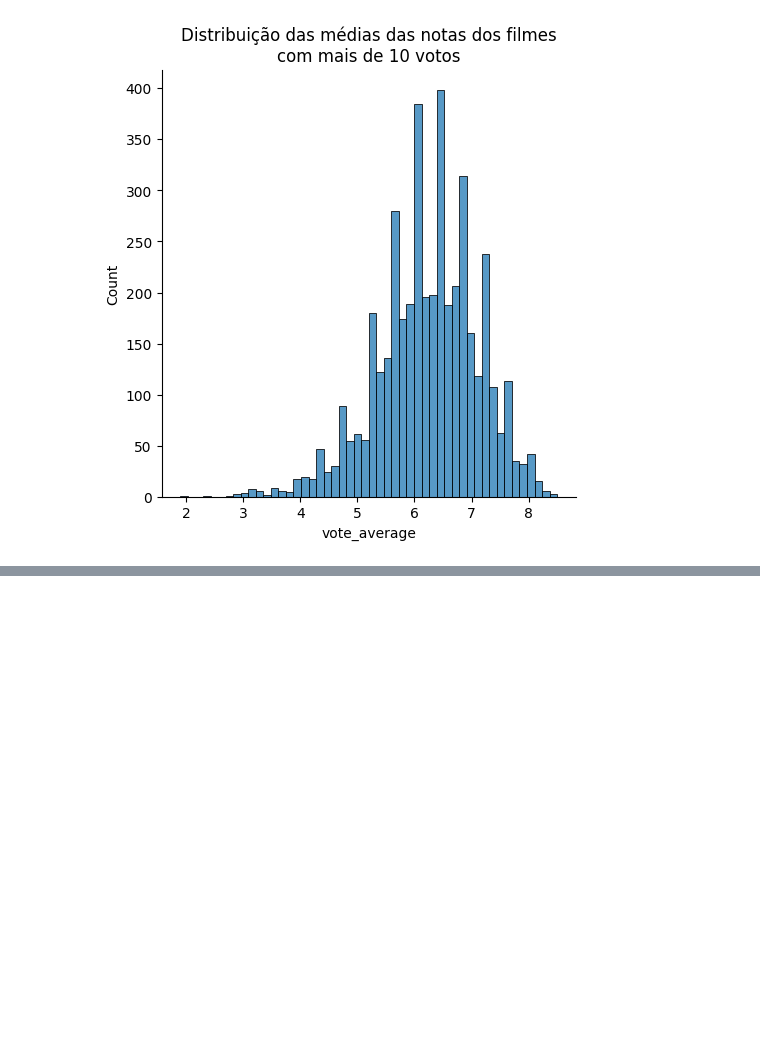
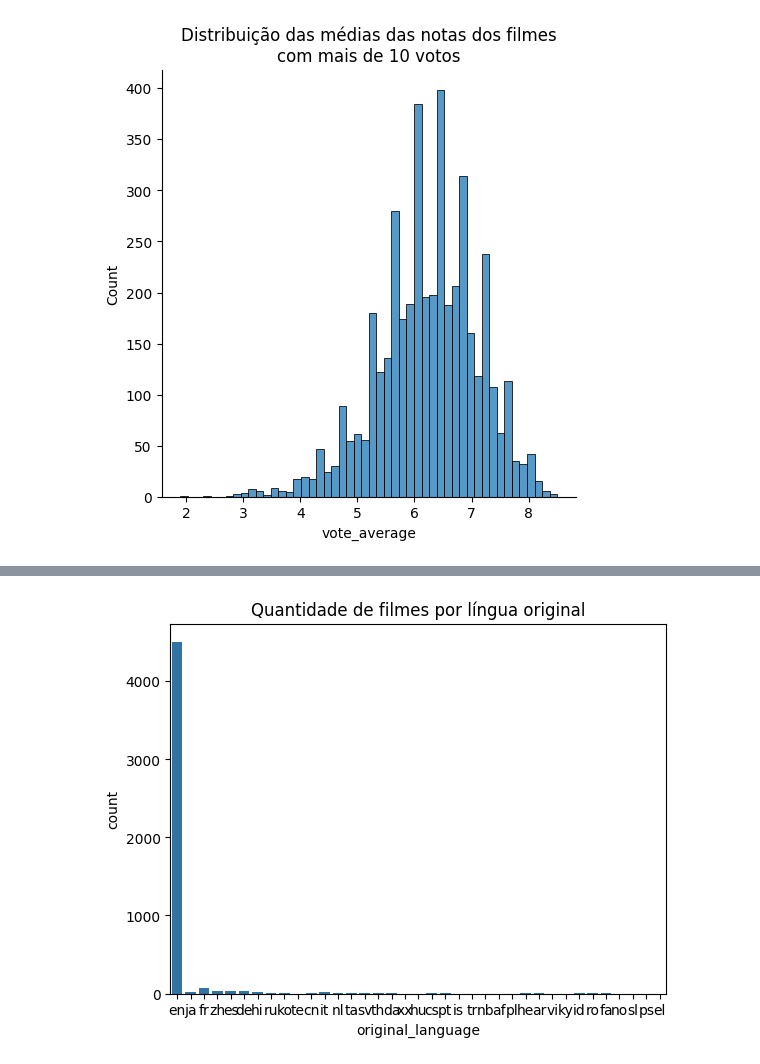
Before and after one commit to IronZiiz/data-science-start, a Jupyter notebook: IMDB_first_steps.ipynb, the cells around one changed output, grey strips where cells are left out. Saved outputs shown, nothing was run; the diff lists cells and outputs as text; code cells hidden in the pictures; blank space fills up the shorter version.

```diff
--- a/IMDB_first_steps.ipynb
+++ b/IMDB_first_steps.ipynb
@@ -129,0 +186,8 @@ plt.show()
+# %%
+# easily method to do the same
+# work with category variables
+sns.countplot(data = tmdb, x = 'original_language')
+plt.title("Quantidade de filmes por língua original")
+plt.show()
+# %% [output]
+[figure, added]
```
Also changed, not shown: parts of 13 cells of this notebook.
